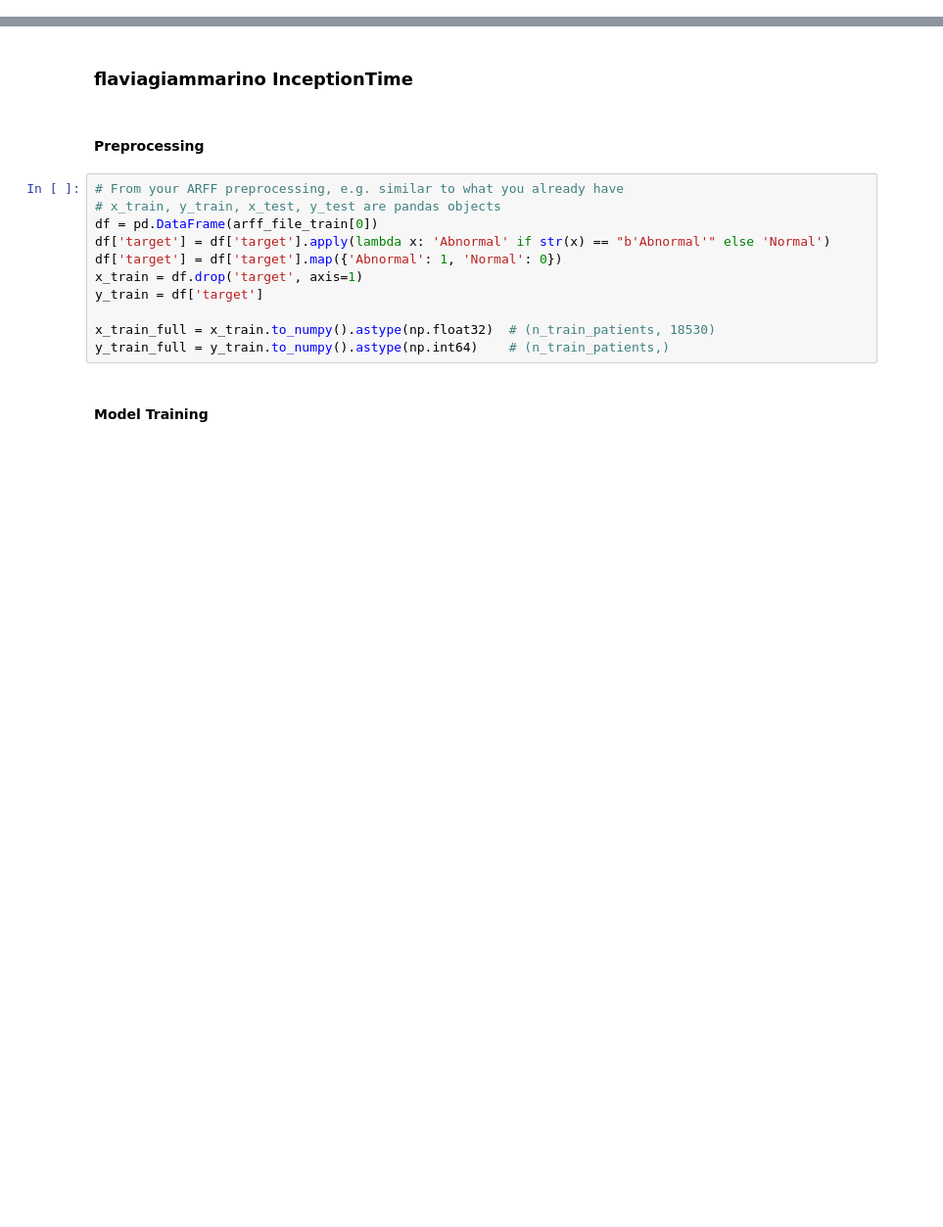
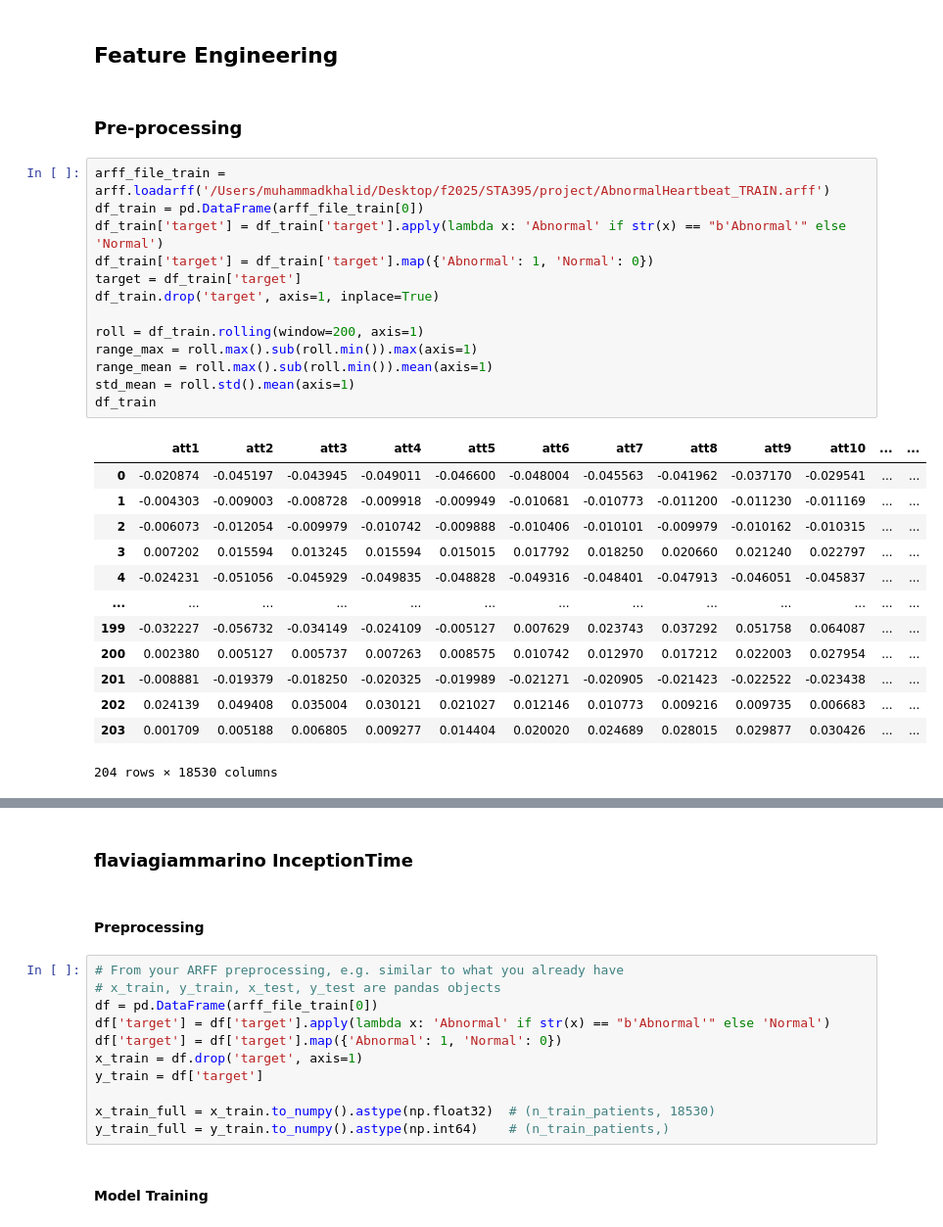
Before and after one commit to muhammadkhalid-03/sta-395-final-project, a Jupyter notebook: src/Heartbeat_EDA.ipynb, the cells around one changed output, grey strips where cells are left out. Shown at 98% size. Saved outputs shown, nothing was run; the diff lists cells and outputs as text; blank space fills up the shorter version.

Commit message:
Feature engineering Approach

```diff
--- a/src/Heartbeat_EDA.ipynb
+++ b/src/Heartbeat_EDA.ipynb
@@ -45,0 +43,31 @@ plot_heartbeats(202, 204, df_train)
+# %% [markdown]
+## Feature Engineering
+# %% [markdown]
+### Pre-processing
+# %%
+arff_file_train = arff.loadarff('/Users/muhammadkhalid/Desktop/f2025/STA395/project/AbnormalHeartbeat_TRAIN.arff')
+df_train = pd.DataFrame(arff_file_train[0])
+df_train['target'] = df_train['target'].apply(lambda x: 'Abnormal' if str(x) == "b'Abnormal'" else 'Normal')
+df_train['target'] = df_train['target'].map({'Abnormal': 1, 'Normal': 0})
+target = df_train['target']
+df_train.drop('target', axis=1, inplace=True)
+
+roll = df_train.rolling(window=200, axis=1)
+range_max = roll.max().sub(roll.min()).max(axis=1)
+range_mean = roll.max().sub(roll.min()).mean(axis=1)
+std_mean = roll.std().mean(axis=1)
+df_train
+# %% [output]
+|  | att1 | att2 | att3 | att4 | att5 | att6 | att7 | att8 | att9 | att10 | ... | ... |
+| 0 | -0.020874 | -0.045197 | -0.043945 | -0.049011 | -0.046600 | -0.048004 | -0.045563 | -0.041962 | -0.037170 | -0.029541 | ... | ... |
+| 1 | -0.004303 | -0.009003 | -0.008728 | -0.009918 | -0.009949 | -0.010681 | -0.010773 | -0.011200 | -0.011230 | -0.011169 | ... | ... |
+| 2 | -0.006073 | -0.012054 | -0.009979 | -0.010742 | -0.009888 | -0.010406 | -0.010101 | -0.009979 | -0.010162 | -0.010315 | ... | ... |
+| 3 | 0.007202 | 0.015594 | 0.013245 | 0.015594 | 0.015015 | 0.017792 | 0.018250 | 0.020660 | 0.021240 | 0.022797 | ... | ... |
+| 4 | -0.024231 | -0.051056 | -0.045929 | -0.049835 | -0.048828 | -0.049316 | -0.048401 | -0.047913 | -0.046051 | -0.045837 | ... | ... |
+| ... | ... | ... | ... | ... | ... | ... | ... | ... | ... | ... | ... | ... |
+| 199 | -0.032227 | -0.056732 | -0.034149 | -0.024109 | -0.005127 | 0.007629 | 0.023743 | 0.037292 | 0.051758 | 0.064087 | ... | ... |
+| 200 | 0.002380 | 0.005127 | 0.005737 | 0.007263 | 0.008575 | 0.010742 | 0.012970 | 0.017212 | 0.022003 | 0.027954 | ... | ... |
+| 201 | -0.008881 | -0.019379 | -0.018250 | -0.020325 | -0.019989 | -0.021271 | -0.020905 | -0.021423 | -0.022522 | -0.023438 | ... | ... |
+| 202 | 0.024139 | 0.049408 | 0.035004 | 0.030121 | 0.021027 | 0.012146 | 0.010773 | 0.009216 | 0.009735 | 0.006683 | ... | ... |
+| 203 | 0.001709 | 0.005188 | 0.006805 | 0.009277 | 0.014404 | 0.020020 | 0.024689 | 0.028015 | 0.029877 | 0.030426 | ... | ... |
+204 rows × 18530 columns
```
Also changed, not shown: parts of 8 cells of this notebook.
